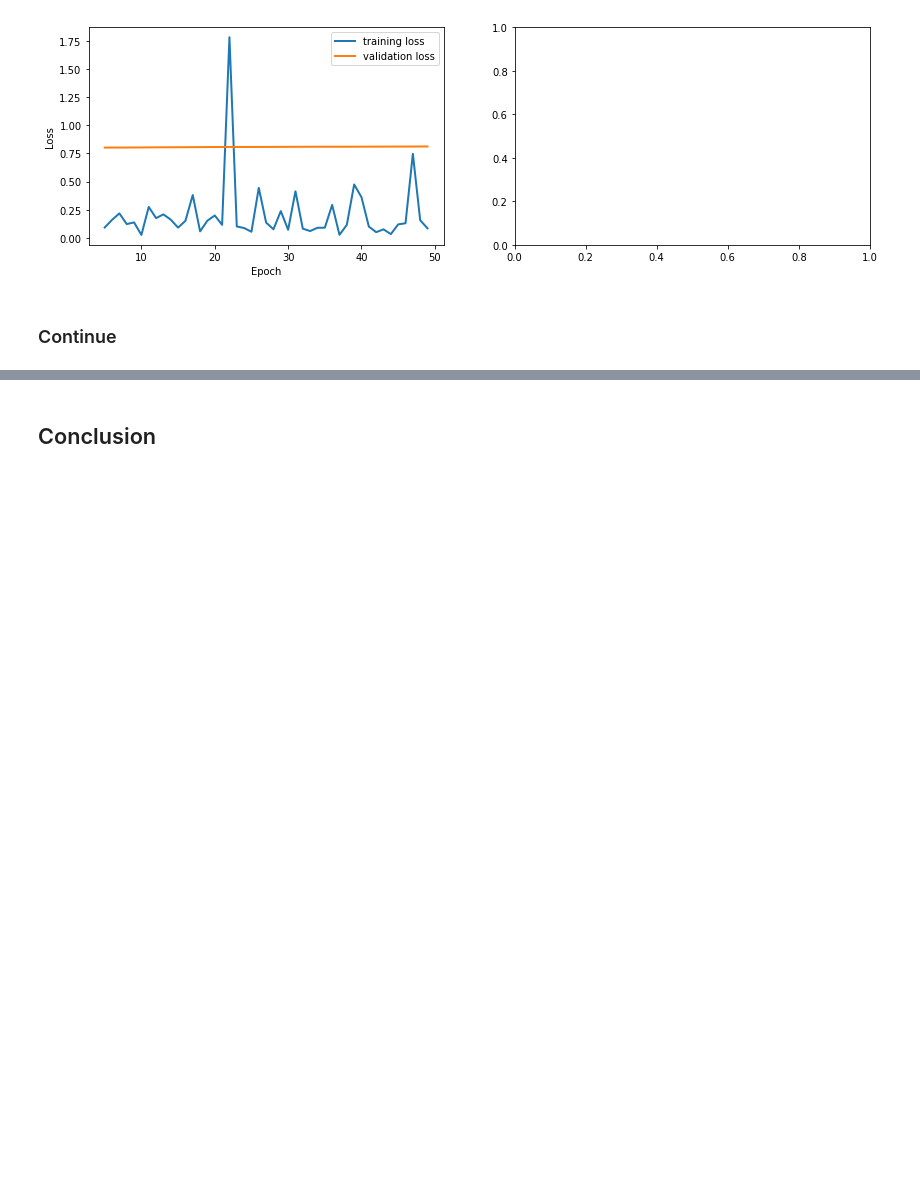
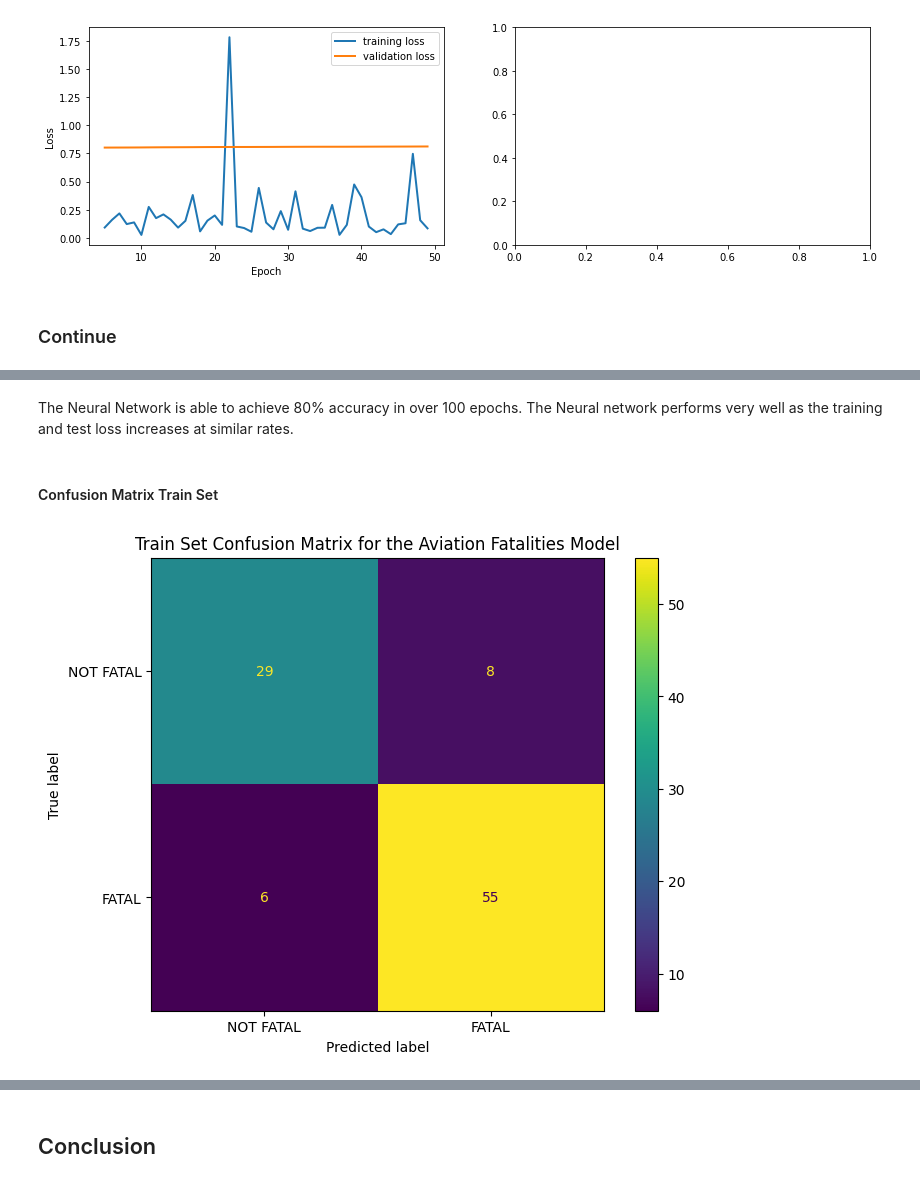
Before and after one commit to Aduomas/aviation_consequences, a Jupyter notebook: Aviation_Consequences_Prediction_Notebook.ipynb, the cells around one changed output, grey strips where cells are left out. Saved outputs shown, nothing was run; the diff lists cells and outputs as text; code cells hidden in the pictures; blank space fills up the shorter version.

```diff
--- a/Aviation_Consequences_Prediction_Notebook.ipynb
+++ b/Aviation_Consequences_Prediction_Notebook.ipynb
@@ -584,0 +665,24 @@ array([[ 8,  0],
+# %% [markdown]
+The Neural Network is able to achieve 80% accuracy in over 100 epochs. The Neural network performs very well as the training and test loss increases at similar rates.
+# %% [markdown]
+#### Confusion Matrix Train Set
+# %%
+import matplotlib.pyplot as plt
+from sklearn.metrics import ConfusionMatrixDisplay
+
+# Change figure size and increase dpi for better resolution
+# and get reference to axes object
+fig, ax = plt.subplots(figsize=(8,6), dpi=100)
+
+# initialize using the raw 2D confusion matrix
+# and output labels (in our case, it's 0 and 1)
+display = ConfusionMatrixDisplay(confusion_matrix(y_train, ((model.predict(X_train, verbose=0))>0.5)), display_labels=['NOT FATAL', 'FATAL'])
+
+# set the plot title using the axes object
+ax.set(title='Train Set Confusion Matrix for the Aviation Fatalities Model')
+
+# show the plot.
+# Pass the parameter ax to show customizations (ex. title)
+display.plot(ax=ax);
+# %% [output]
+[figure, added]
```
Also changed, not shown: parts of 66 cells of this notebook.
